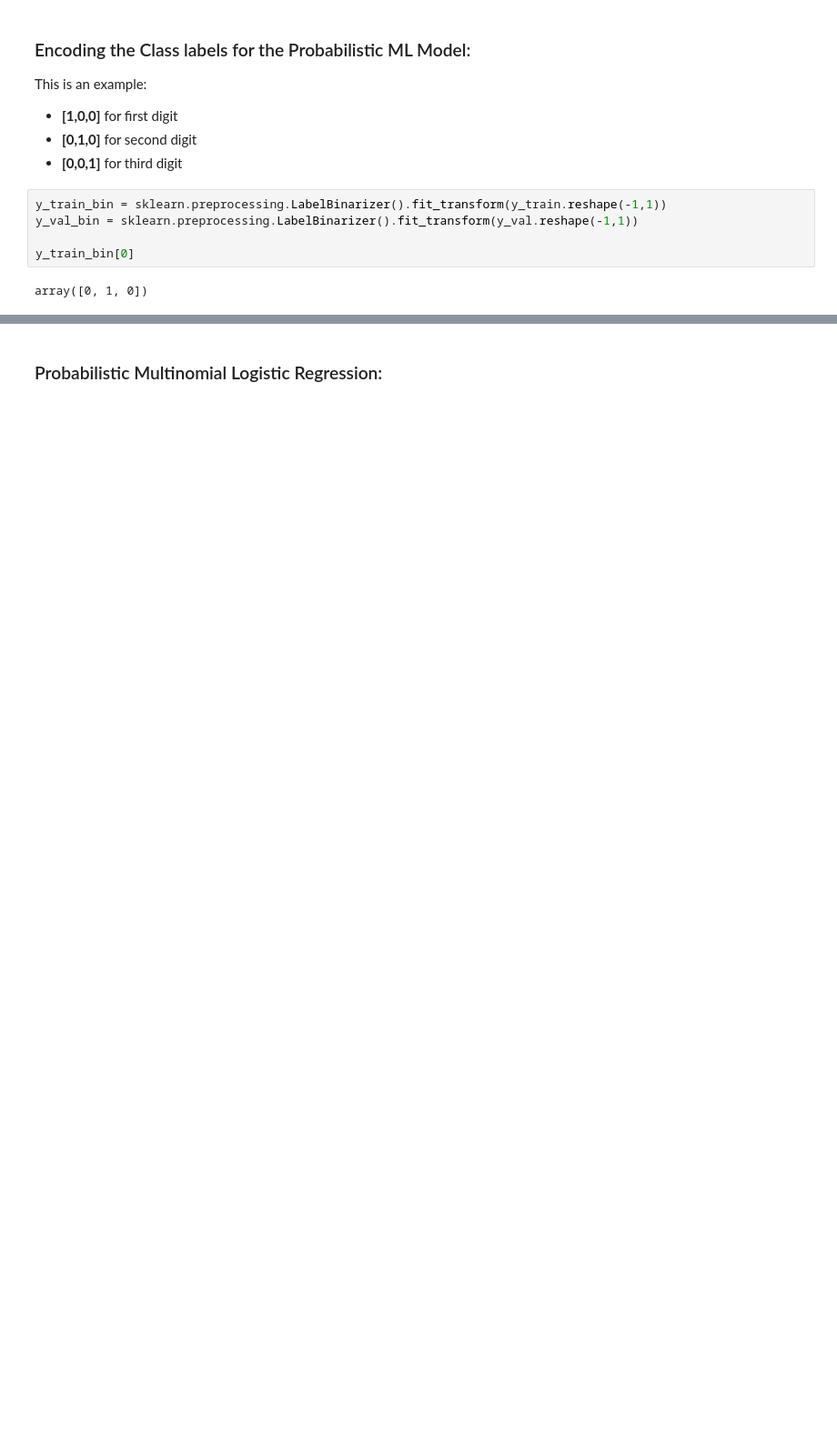
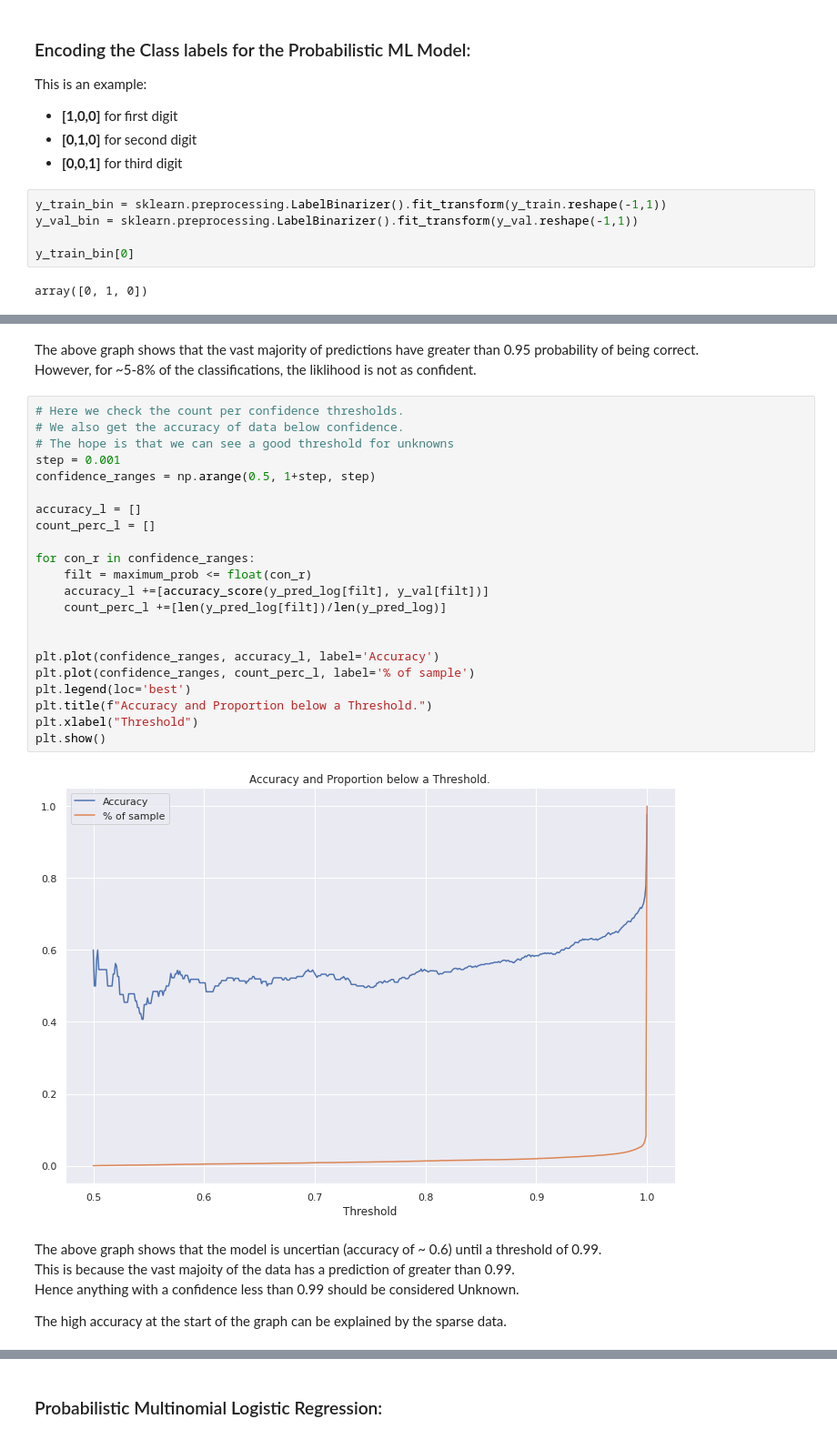
Before and after one commit to NiallSmith93/ET5003, a Jupyter notebook: Etivity_1_team1_20156952_DaireCampbell.ipynb, the cells around one changed output, grey strips where cells are left out. Shown: that part at 91% size. Saved outputs shown, nothing was run; the diff lists cells and outputs as text; blank space fills up the shorter version.

```diff
--- a/Etivity_1_team1_20156952_DaireCampbell.ipynb
+++ b/Etivity_1_team1_20156952_DaireCampbell.ipynb
@@ -335,0 +424,33 @@ accuracy_score(y_pred_log, y_val)
+# %% [markdown]
+The above graph shows that the vast majority of predictions have greater than 0.95 probability of being correct.
+However, for ~5-8% of the classifications, the liklihood is not as confident.
+# %%
+# Here we check the count per confidence thresholds.
+# We also get the accuracy of data below confidence.
+# The hope is that we can see a good threshold for unknowns
+step = 0.001
+confidence_ranges = np.arange(0.5, 1+step, step)
+
+accuracy_l = []
+count_perc_l = []
+
+for con_r in confidence_ranges:
+    filt = maximum_prob <= float(con_r)
+    accuracy_l +=[accuracy_score(y_pred_log[filt], y_val[filt])]
+    count_perc_l +=[len(y_pred_log[filt])/len(y_pred_log)]
+
+
+plt.plot(confidence_ranges, accuracy_l, label='Accuracy')
+plt.plot(confidence_ranges, count_perc_l, label='% of sample')
+plt.legend(loc='best')
+plt.title(f"Accuracy and Proportion below a Threshold.")
+plt.xlabel("Threshold")
+plt.show()
+# %% [output]
+[figure, added]
+# %% [markdown]
+The above graph shows that the model is uncertian (accuracy of ~ 0.6) until a threshold of 0.99.
+This is because the vast majoity of the data has a prediction of greater than 0.99.
+Hence anything with a confidence less than 0.99 should be considered Unknown.
+
+The high accuracy at the start of the graph can be explained by the sparse data.
```
Also changed, not shown: parts of 40 cells of this notebook.
